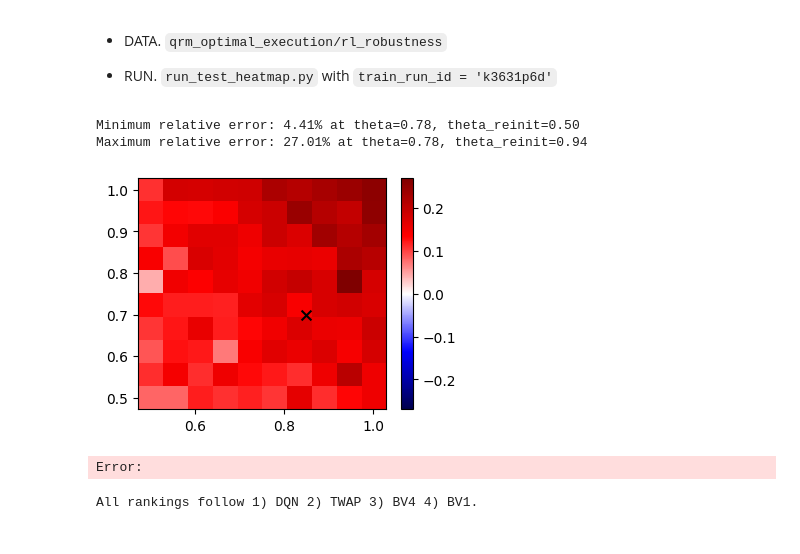
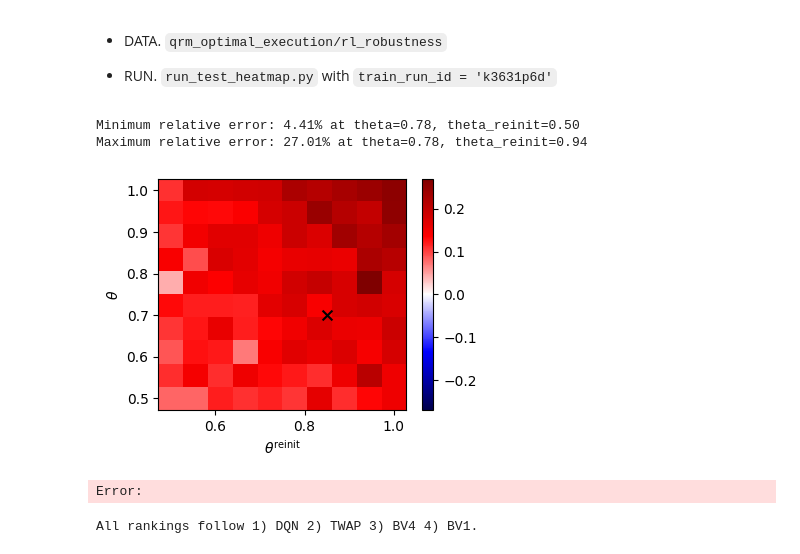
Before and after one commit to TomasEspana/qrm_optimal_execution, a Jupyter notebook: main.ipynb, the cells around one changed output. Drawn from its saved outputs; the diff is of its cells as text; code cells hidden in the pictures.

```diff
--- a/main.ipynb
+++ b/main.ipynb
@@ -2332,34 +2404,36 @@ thetas = np.linspace(0.5, 1.0, 10)
 theta_reinits = thetas.copy()
 
 rel_mean_is_arr = np.load(f'/scratch/network/te6653/qrm_optimal_execution/data_wandb/dictionaries/relative_is_heatmap_{train_run_id}.npy')
 ranking_arr = np.load(f'/scratch/network/te6653/qrm_optimal_execution/data_wandb/dictionaries/ranking_is_heatmap_{train_run_id}.npy')
 
 dx = (theta_reinits[1] - theta_reinits[0]) / 2
 dy = (thetas[1] - thetas[0]) / 2
 extent = [
     theta_reinits[0] - dx, theta_reinits[-1] + dx,  # x-min, x-max
     thetas[0] - dy, thetas[-1] + dy                 # y-min, y-max
 ]
 
 plt.figure(figsize=(4, 3))
 # ----- Left: bilinear -----
 max_abs_heatmap = np.max(np.abs(rel_mean_is_arr))
 im_l = plt.imshow(
     rel_mean_is_arr[::-1], cmap='seismic',
     vmin=-max_abs_heatmap, vmax=max_abs_heatmap,
     extent=extent, aspect='auto'
 )
 plt.colorbar(im_l)
 plt.scatter(0.85, 0.7, color='black', s=50, marker='x')
+plt.xlabel(r'$\theta^{\text{reinit}}$')
+plt.ylabel(r'$\theta$', rotation=90)
 
 plt.savefig(f'/home/te6653/research/qrm_optimal_execution/plots/robustness_relative_error_heatmap.pdf', bbox_inches='tight')
 
 print(f'Minimum relative error: {np.min(rel_mean_is_arr)*100:.2f}% at theta={thetas[np.unravel_index(np.argmin(rel_mean_is_arr), rel_mean_is_arr.shape)[0]]:.2f}, theta_reinit={theta_reinits[np.unravel_index(np.argmin(rel_mean_is_arr), rel_mean_is_arr.shape)[1]]:.2f}')
 print(f'Maximum relative error: {np.max(rel_mean_is_arr)*100:.2f}% at theta={thetas[np.unravel_index(np.argmax(rel_mean_is_arr), rel_mean_is_arr.shape)[0]]:.2f}, theta_reinit={theta_reinits[np.unravel_index(np.argmax(rel_mean_is_arr), rel_mean_is_arr.shape)[1]]:.2f}')
 # %% [output]
 Minimum relative error: 4.41% at theta=0.78, theta_reinit=0.50
 Maximum relative error: 27.01% at theta=0.78, theta_reinit=0.94
-[figure, old version]
+[figure, new version]
 Error:
 # %%
 N = ranking_arr.shape[0]
```
Also changed, not shown: parts of 20 cells of this notebook, 2 other files.
